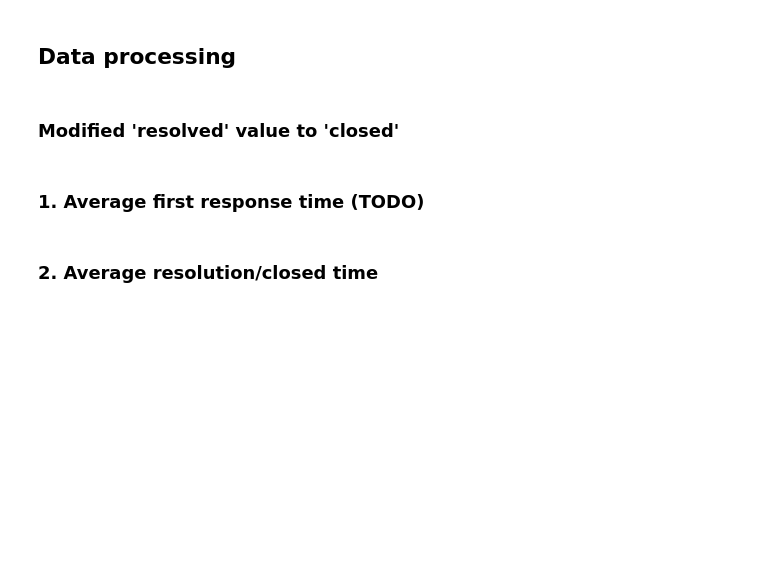
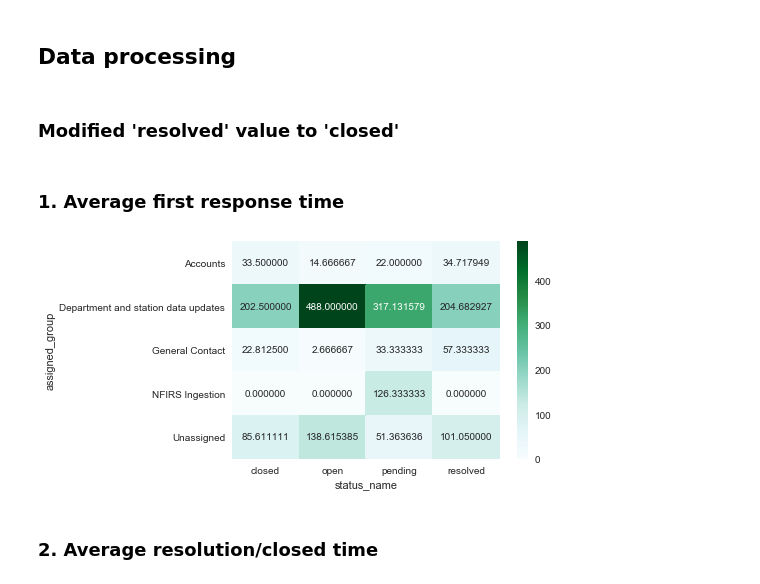
Before and after one commit to JorgeMartinezG/firecares-stats, a Jupyter notebook: Tickets analysis.ipynb, the cells around one changed output. Cells and saved outputs as stored; diff of their text form; code cells hidden in the pictures; blank space fills up the shorter version.

```diff
--- a/Tickets analysis.ipynb
+++ b/Tickets analysis.ipynb
@@ -43,7 +43,20 @@ df.head()
 # %%
 df.loc[df['status_name'] == 'closed', 'status_name'] = 'resolved'
 # %% [markdown]
-### 1. Average first response time (TODO)
+### 1. Average first response time
+# %%
+# Removing null values for first_responded_at column.
+df_responded = df.loc[(~df['first_responded_at'].isnull())]
+df_responded['first_responded_at'] = pd.to_datetime(df_responded['first_responded_at'])
+
+df_responded['delta'] = abs(df_responded['first_responded_at'] - df_responded['created_at']).astype('timedelta64[h]')
+df_responded = df_responded[['assigned_group', 'status_name', 'delta']]
+
+df_groups = df_responded.groupby(['assigned_group', 'status_name']).mean()
+df_heatmap = df_groups.pivot_table(index='assigned_group', columns='status_name', values='delta', fill_value=0)
+sns.heatmap(df_heatmap, annot=True, fmt="f", cmap='BuGn');
+# %% [output]
+[figure, added]
 # %% [markdown]
 ###  2. Average resolution/closed time
 # %%
```
Also changed, not shown: parts of 1 cell of this notebook.
